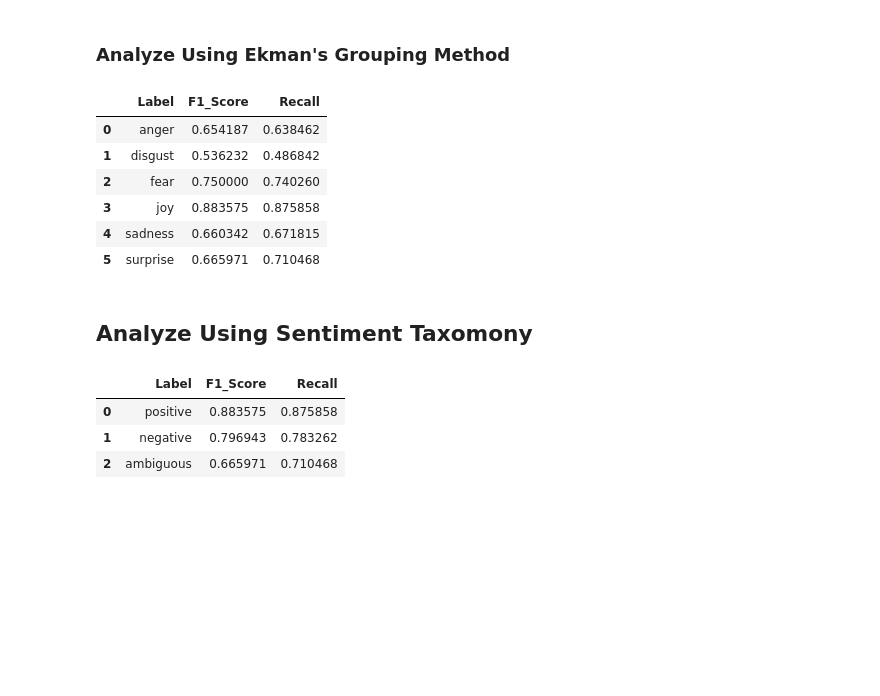
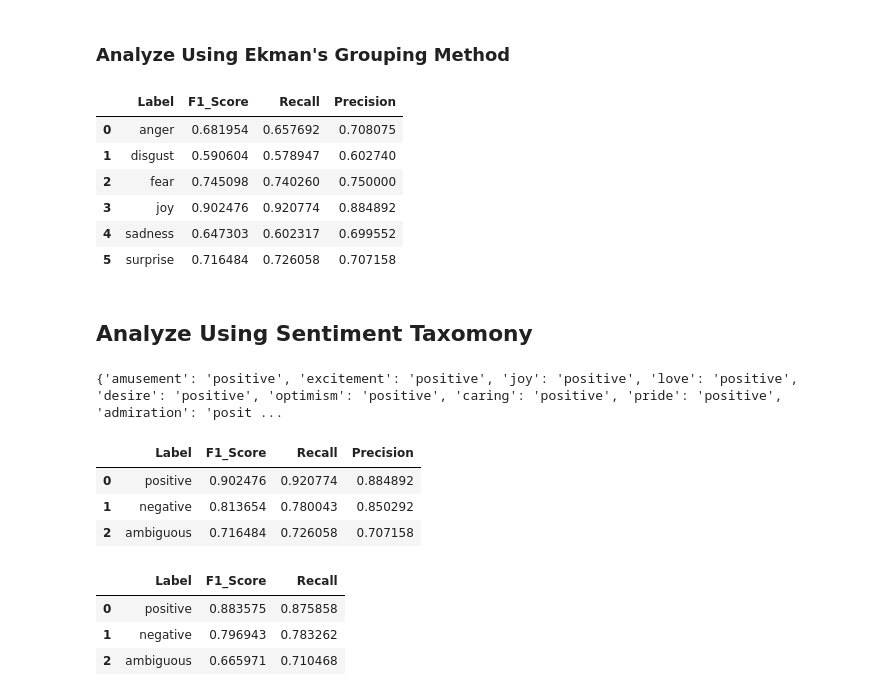
Before and after one commit to WayneWang86/HypEmo, a Jupyter notebook: Error_Analysis/error_analysis_quantitative.ipynb, the cells around one changed output. Saved outputs shown, nothing was run; the diff lists cells and outputs as text; code cells hidden in the pictures; blank space fills up the shorter version.

```diff
--- a/Error_Analysis/error_analysis_quantitative.ipynb
+++ b/Error_Analysis/error_analysis_quantitative.ipynb
@@ -33,5 +25,5 @@ output.shape
 # %%
-output = pd.concat([test_data[['text', 'aug_text']], output], axis=1)
+output = pd.concat([test_data[['text', 'aug_text', 'label']], output], axis=1)
 
 # Reset the index if needed
 output.reset_index(drop=True, inplace=True)
@@ -65,5 +57,5 @@ label2idx = {'admiration': 0, 'amusement': 1, 'anger': 2,
 idx2label = {}
 for key, val in label2idx.items():
   idx2label[val] = key
-output['predict_label'] = output['predict'].replace(idx2label)
-output['true_label'] = output['output'].replace(idx2label)
+output['predict_label'] = output['Predicted_Label'].replace(idx2label)
+output['true_label'] = output['label'].replace(idx2label)
@@ -70,11 +71,12 @@ output['true_label'] = output['output'].replace(idx2label)
 # %% [markdown]
 ### Analyze Using Goemotions Taxonomy
 # %%
-from sklearn.metrics import f1_score, recall_score
+from sklearn.metrics import f1_score, recall_score, precision_score
 labels = label2idx.keys()  # Get unique labels
 
 f1_scores = []
 recall_scores = []
+precision_scores = []
 
 for label in labels:
   true_labels = (output['true_label'] == label).astype(int)
@@ -82,9 +84,11 @@ for label in labels:
 
   f1 = f1_score(true_labels, predicted_labels)
   recall = recall_score(true_labels, predicted_labels)
+  precision = precision_score(true_labels, predicted_labels)
 
   f1_scores.append(f1)
   recall_scores.append(recall)
+  precision_scores.append(precision)
 # %%
 output[output['true_label'] == 'grief']
 # %% [output]
@@ -147,6 +140,7 @@ labels = senti2label.keys()  # Get unique labels
 
 f1_scores = []
 recall_scores = []
+precision_scores = []
 
 for label in labels:
   true_labels = (output['true_senti'] == label).astype(int)
@@ -154,20 +148,23 @@ for label in labels:
 
   f1 = f1_score(true_labels, predicted_labels)
   recall = recall_score(true_labels, predicted_labels)
+  precision = precision_score(true_labels, predicted_labels)
 
   f1_scores.append(f1)
   recall_scores.append(recall)
+  precision_scores.append(precision)
 # %%
-result_df = pd.DataFrame({'Label': labels, 'F1_Score': f1_scores, 'Recall': recall_scores})
+
+result_df = pd.DataFrame({'Label': labels, 'F1_Score': f1_scores, 'Recall': recall_scores, 'Precision': precision_scores})
 result_df
 # %% [output]
-|  | Label | F1_Score | Recall |
-| 0 | anger | 0.654187 | 0.638462 |
-| 1 | disgust | 0.536232 | 0.486842 |
-| 2 | fear | 0.750000 | 0.740260 |
-| 3 | joy | 0.883575 | 0.875858 |
-| 4 | sadness | 0.660342 | 0.671815 |
-| 5 | surprise | 0.665971 | 0.710468 |
+|  | Label | F1_Score | Recall | Precision |
+| 0 | anger | 0.681954 | 0.657692 | 0.708075 |
+| 1 | disgust | 0.590604 | 0.578947 | 0.602740 |
+| 2 | fear | 0.745098 | 0.740260 | 0.750000 |
+| 3 | joy | 0.902476 | 0.920774 | 0.884892 |
+| 4 | sadness | 0.647303 | 0.602317 | 0.699552 |
+| 5 | surprise | 0.716484 | 0.726058 | 0.707158 |
 # %% [markdown]
 ## Analyze Using Sentiment Taxomony
 # %%
@@ -181,6 +178,10 @@ label2group = {}
 for key, vals in group2label.items():
   for val in vals:
     label2group[val] = key
+# %%
+print(label2group)
+# %% [output]
+{'amusement': 'positive', 'excitement': 'positive', 'joy': 'positive', 'love': 'positive', 'desire': 'positive', 'optimism': 'positive', 'caring': 'positive', 'pride': 'positive', 'admiration': 'posit ...
 # %%
 output['predict_group'] = output['predict_label'].replace(label2group)
 output['true_group'] = output['true_label'].replace(label2group)
@@ -202,3 +206,11 @@ for label in labels:
+# %%
+result_df = pd.DataFrame({'Label': labels, 'F1_Score': f1_scores, 'Recall': recall_scores, 'Precision': precision_scores})
+result_df
+# %% [output]
+|  | Label | F1_Score | Recall | Precision |
+| 0 | positive | 0.902476 | 0.920774 | 0.884892 |
+| 1 | negative | 0.813654 | 0.780043 | 0.850292 |
+| 2 | ambiguous | 0.716484 | 0.726058 | 0.707158 |
 # %%
 result_df = pd.DataFrame({'Label': labels, 'F1_Score': f1_scores, 'Recall': recall_scores})
 result_df
```
Also changed, not shown: parts of 12 cells of this notebook, 15 other files.
